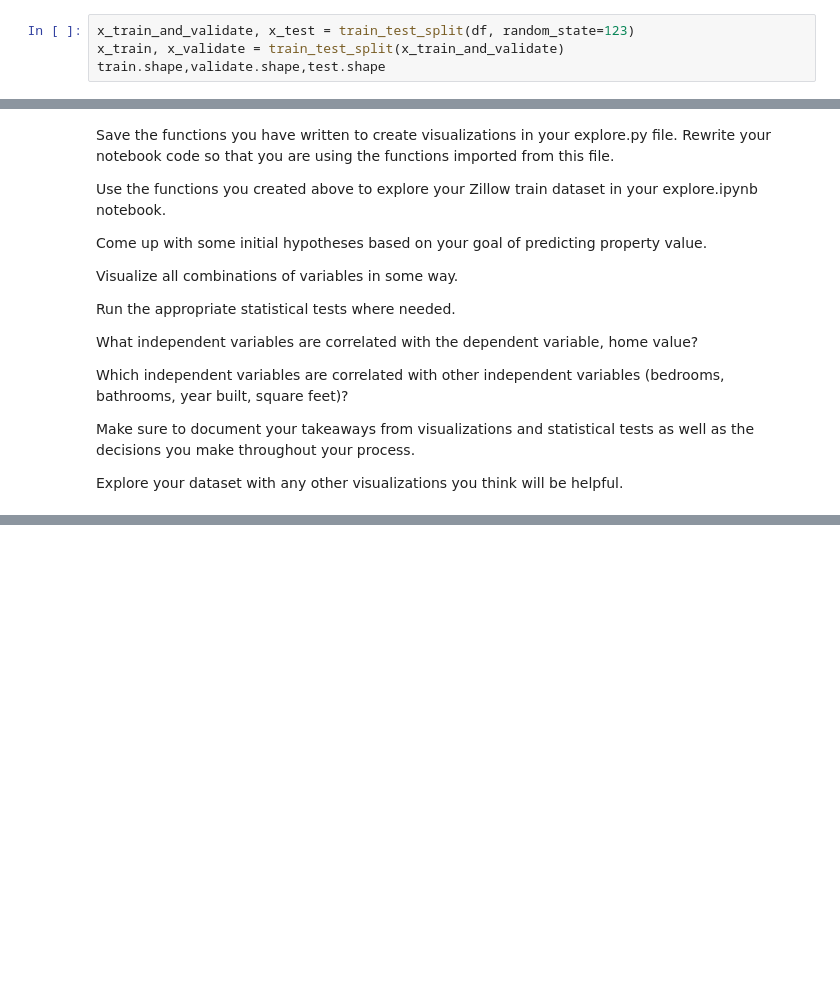
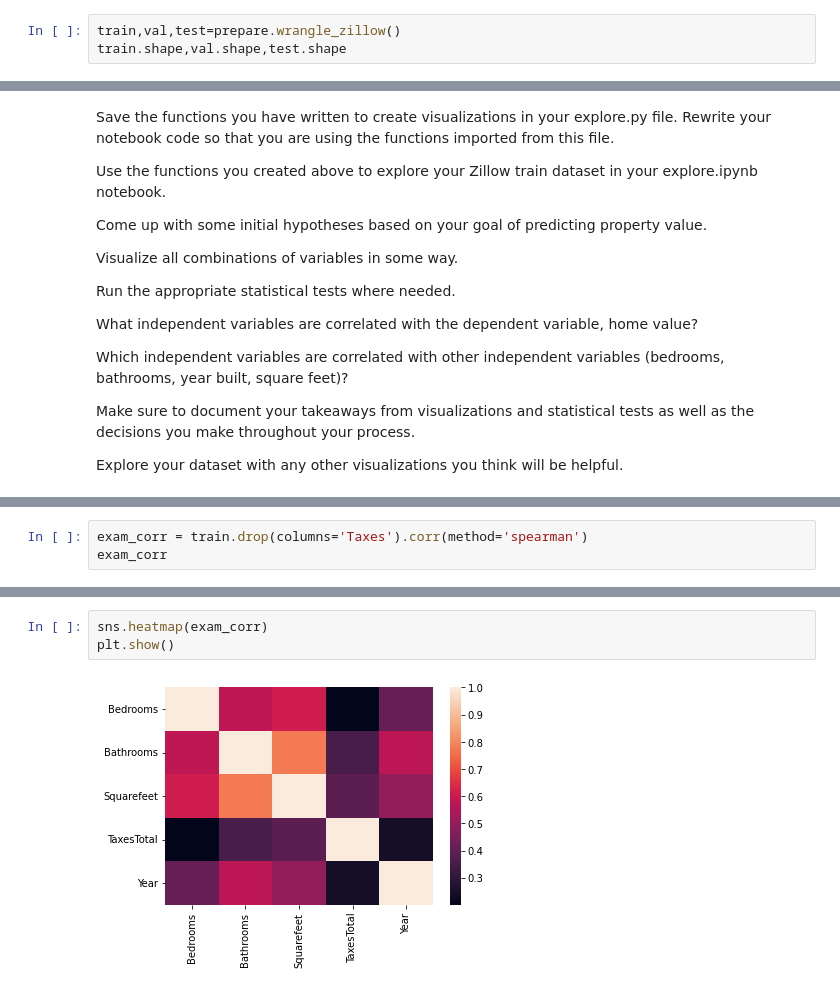
Before and after one commit to cristianibarra1/regression-exercises, a Jupyter notebook: wrangle.ipynb, the cells around one changed output, grey strips where cells are left out. Drawn from its saved outputs; the diff is of its cells as text; blank space fills up the shorter version.

```diff
--- a/wrangle.ipynb
+++ b/wrangle.ipynb
@@ -150,8 +150,7 @@ df = remove_outliers(df, 1.5, ['Bedrooms', 'Bathrooms', 'Squarefeet','TaxesTotal
 df.Fips = df.Fips.astype(object)
 df.Year = df.Year.astype(object)
 # %%
-x_train_and_validate, x_test = train_test_split(df, random_state=123)
-x_train, x_validate = train_test_split(x_train_and_validate)
-train.shape,validate.shape,test.shape
+train,val,test=prepare.wrangle_zillow()
+train.shape,val.shape,test.shape
 # %% [output]
 ((1038959, 7), (445269, 7), (371057, 7))
@@ -392,0 +389,3 @@ AttributeError: 'Rectangle' object has no property 'normed'
+# %%
+exam_corr = train.drop(columns='Taxes').corr(method='spearman')
+exam_corr
@@ -392,0 +399,5 @@ AttributeError: 'Rectangle' object has no property 'normed'
+# %%
+sns.heatmap(exam_corr)
+plt.show()
+# %% [output]
+[figure, added]
```
Also changed, not shown: parts of 25 cells of this notebook.
